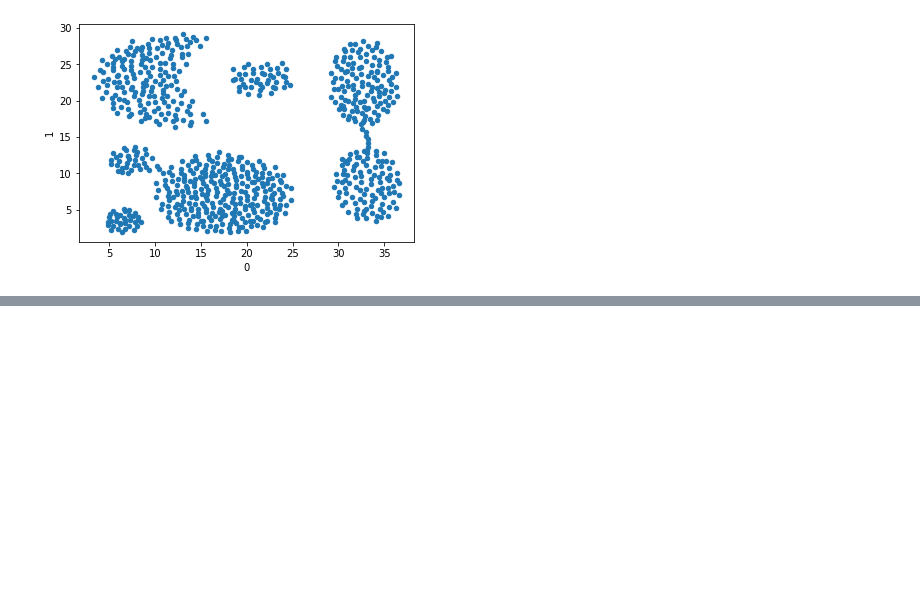
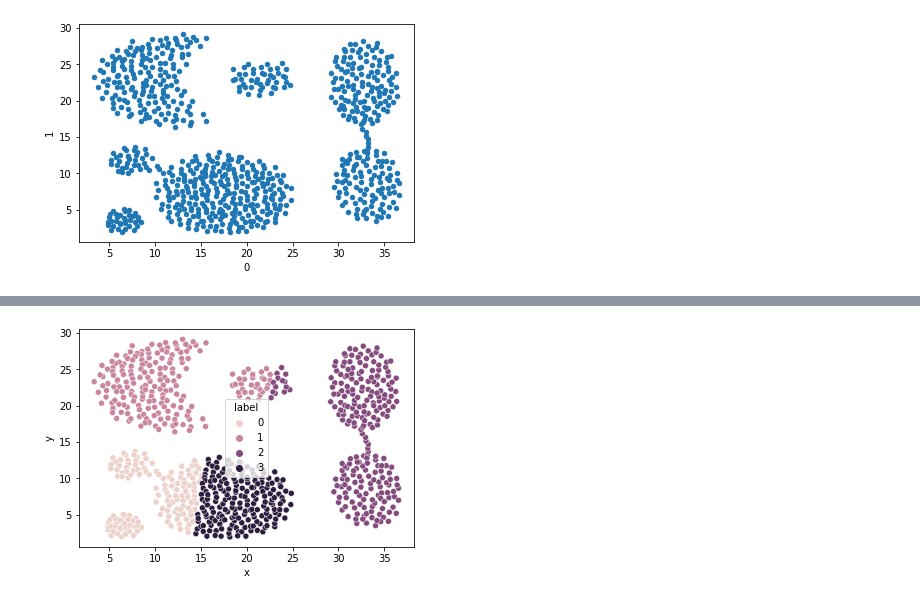
Before and after one commit to domenicocinque/ADM-HW4, a Jupyter notebook: Mapreduce.ipynb, the cells around one changed output, grey strips where cells are left out. Cells and saved outputs as stored; diff of their text form; code cells hidden in the pictures; blank space fills up the shorter version.

```diff
--- a/Mapreduce.ipynb
+++ b/Mapreduce.ipynb
@@ -89,0 +85,4 @@ clusters.collect()
+# %%
+l = toList(clusters)
+# %%
+df_clust = pd.DataFrame(l, columns = cols)
@@ -89,0 +105,7 @@ clusters.collect()
+# %%
+import seaborn as sns
+import matplotlib.pyplot as plt
+
+fg = sns.scatterplot(data=df_clust, x = 'x', y = 'y', hue='label')
+# %% [output]
+[figure, added]
```
Also changed, not shown: parts of 12 cells of this notebook.
